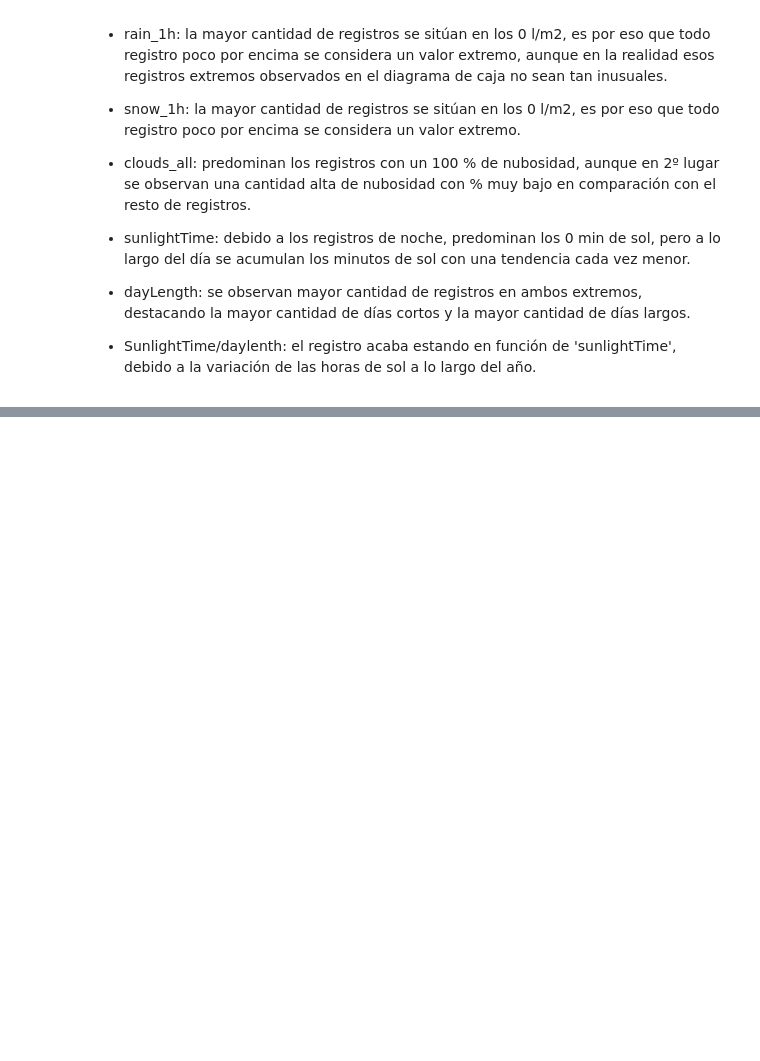
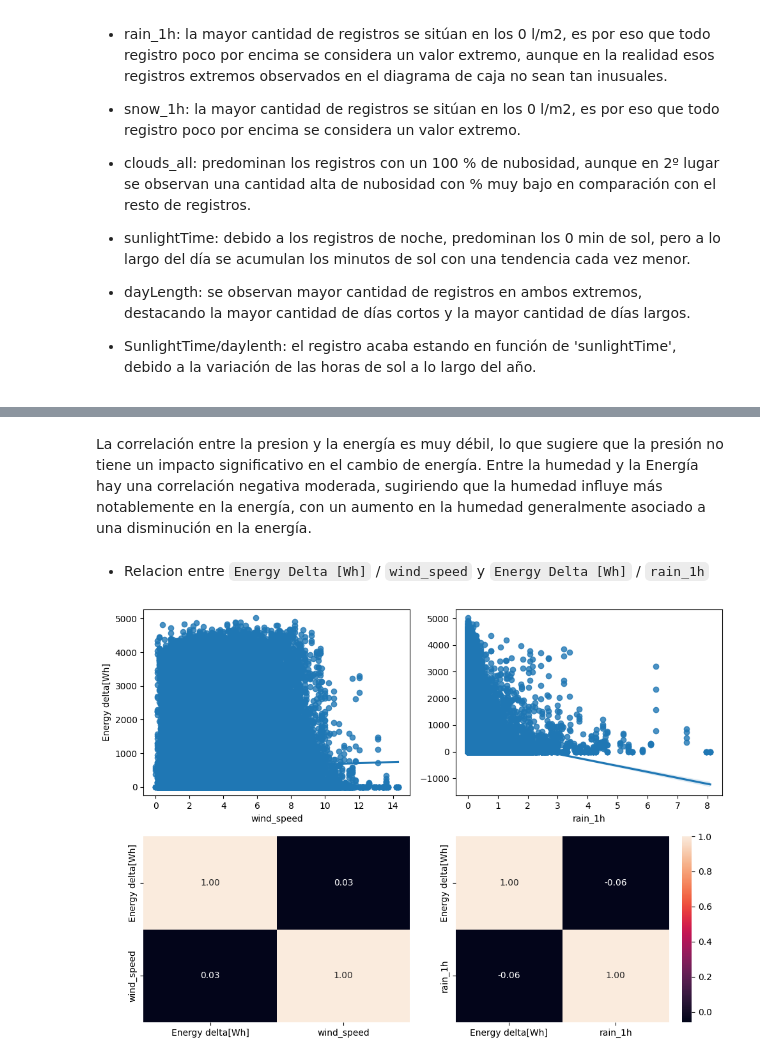
Before and after one commit to 4GeeksAcademy/Final-Project-JOF, a Jupyter notebook: src/Proyecto JOF.ipynb, the cells around one changed output, grey strips where cells are left out. Saved outputs shown, nothing was run; the diff lists cells and outputs as text; code cells hidden in the pictures; blank space fills up the shorter version.

```diff
--- a/src/explore.ipynb
+++ b/src/Proyecto JOF.ipynb
@@ -590,0 +649,20 @@ plt.show()
+# %% [markdown]
+La correlación entre la presion y la energía es muy débil, lo que sugiere que la presión no tiene un impacto significativo en el cambio de energía. Entre la humedad y la Energía hay una correlación negativa moderada, sugiriendo que la humedad influye más notablemente en la energía, con un aumento en la humedad generalmente asociado a una disminución en la energía.
+# %% [markdown]
+- Relacion entre `Energy Delta [Wh]` / `wind_speed` y `Energy Delta [Wh]` / `rain_1h`
+# %%
+fig, axis = plt.subplots(2, 2, figsize = (10, 7))
+
+# Crear un diagrama de dispersión múltiple
+sns.regplot(ax = axis[0, 0], data = total_data, x = "wind_speed", y = "Energy delta[Wh]")
+sns.heatmap(total_data[["Energy delta[Wh]", "wind_speed"]].corr(), annot = True, fmt = ".2f", ax = axis[1, 0], cbar = False)
+sns.regplot(ax = axis[0, 1], data = total_data, x = "rain_1h", y = "Energy delta[Wh]").set(ylabel=None)
+sns.heatmap(total_data[["Energy delta[Wh]", "rain_1h"]].corr(), annot = True, fmt = ".2f", ax = axis[1, 1])
+
+# Ajustar el layout
+plt.tight_layout()
+
+# Mostrar el plot
+plt.show()
+# %% [output]
+[figure, added]
```
Also changed, not shown: parts of 31 cells of this notebook.
